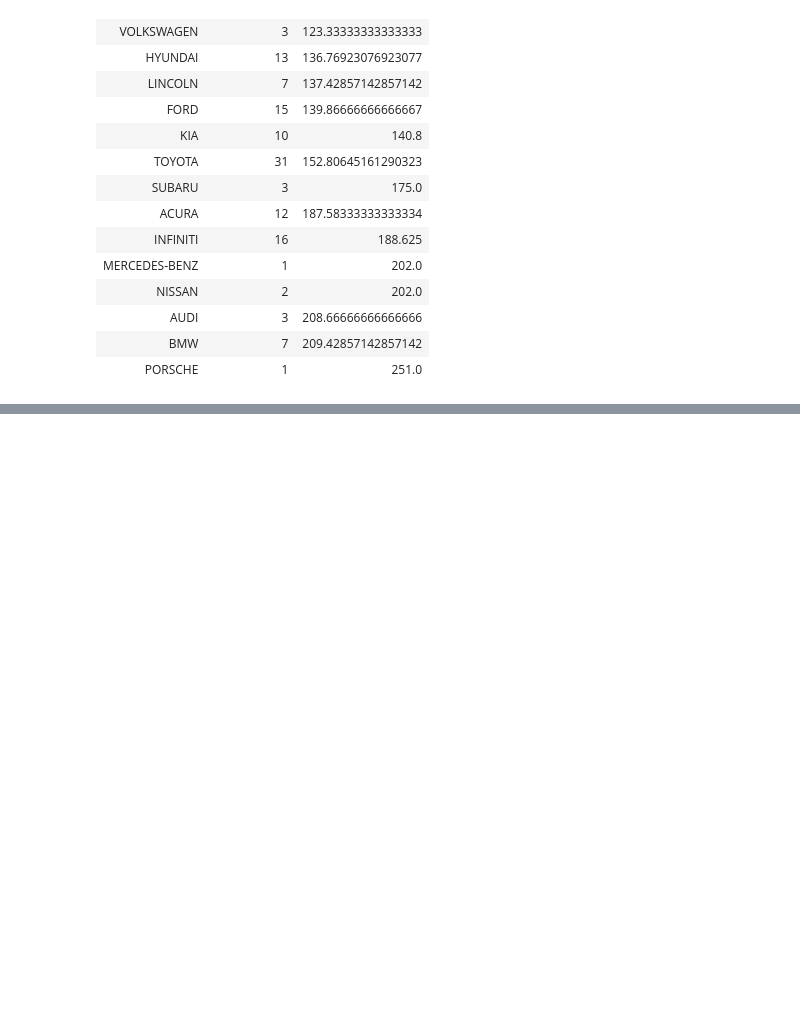
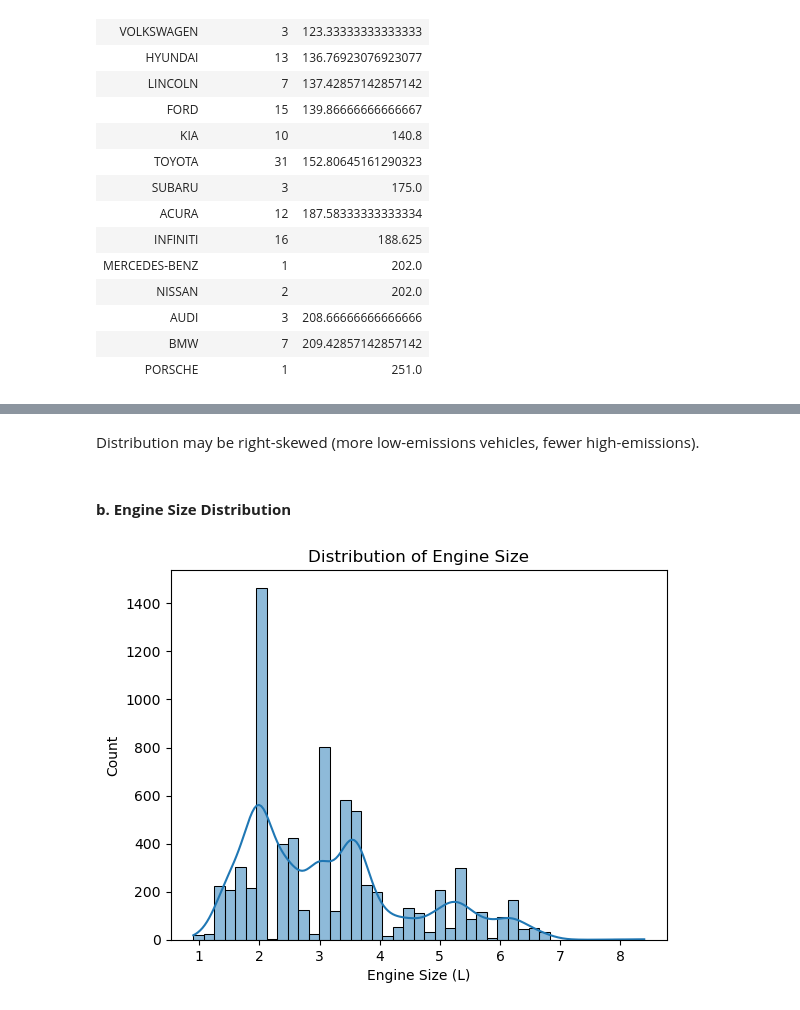
Before and after one commit to ColtonMatth/Vehicle_CO2_Emission, a Jupyter notebook: Vehicle_CO2_Emission.ipynb, the cells around one changed output, grey strips where cells are left out. Saved outputs shown, nothing was run; the diff lists cells and outputs as text; code cells hidden in the pictures; blank space fills up the shorter version.

```diff
--- a/Vehicle_CO2_Emission.ipynb
+++ b/Vehicle_CO2_Emission.ipynb
@@ -208,0 +303,11 @@ Done.
+# %% [markdown]
+Distribution may be right-skewed (more low-emissions vehicles, fewer high-emissions).
+# %% [markdown]
+#### **b. Engine Size Distribution**
+# %%
+sns.histplot(df['Engine Size(L)'], kde=True)
+plt.title('Distribution of Engine Size')
+plt.xlabel('Engine Size (L)')
+plt.show()
+# %% [output]
+[figure, added]
```
Also changed, not shown: parts of 41 cells of this notebook, 1 other file.
